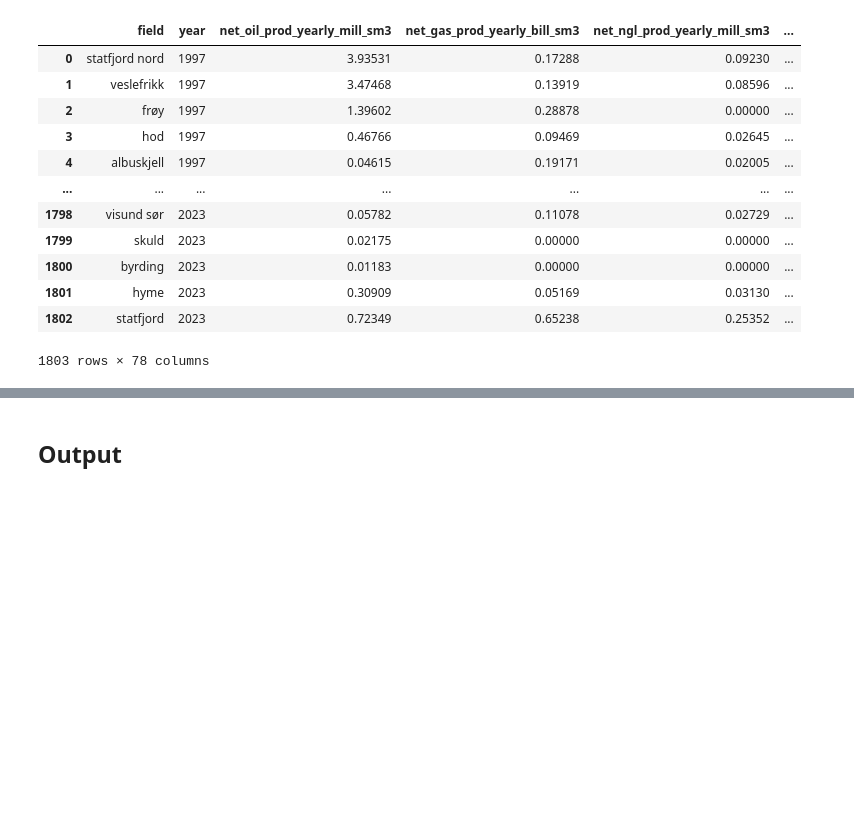
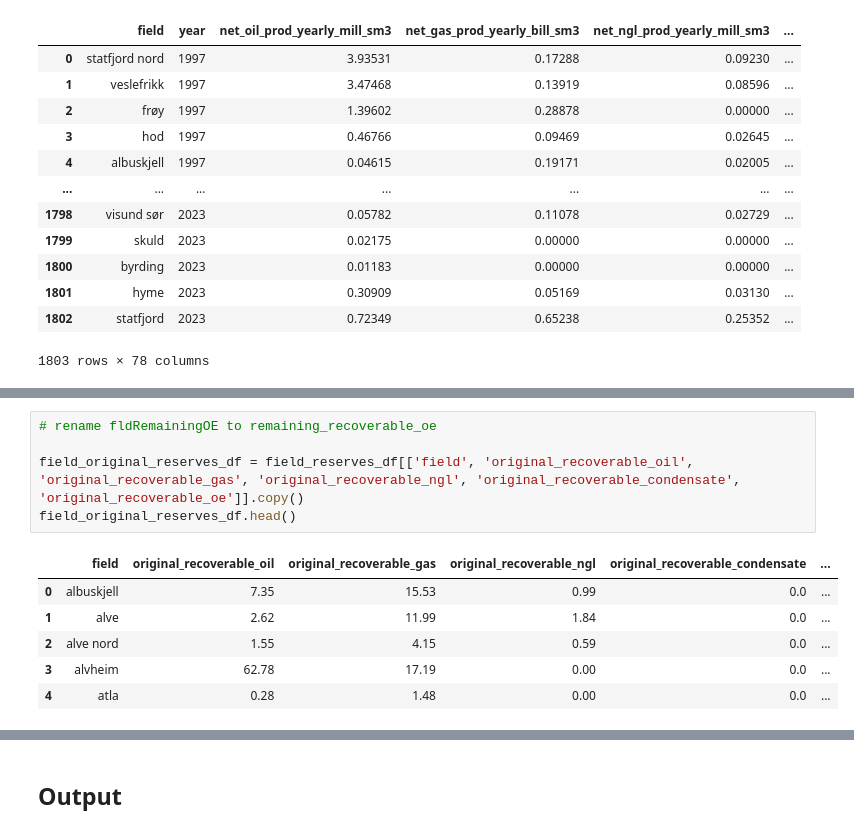
Before and after one commit to percw/Norwegian_oil_gas_decarbonization, a Jupyter notebook: notebooks/02_data_cleaning/02_production_and_emission_data_cleaning.ipynb, the cells around one changed output, grey strips where cells are left out. Drawn from its saved outputs; the diff is of its cells as text; blank space fills up the shorter version.

```diff
--- a/notebooks/02_data_cleaning/02_production_and_emission_data_cleaning.ipynb
+++ b/notebooks/02_data_cleaning/02_production_and_emission_data_cleaning.ipynb
@@ -2314,0 +2307,12 @@ fields_prod_emissions_1997_2023_df = merged_dict_df.copy()
+# %%
+# rename fldRemainingOE to remaining_recoverable_oe
+
+field_original_reserves_df = field_reserves_df[['field', 'original_recoverable_oil', 'original_recoverable_gas', 'original_recoverable_ngl', 'original_recoverable_condensate', 'original_recoverable_oe']].copy()
+field_original_reserves_df.head()
+# %% [output]
+|  | field | original_recoverable_oil | original_recoverable_gas | original_recoverable_ngl | original_recoverable_condensate | ... |
+| 0 | albuskjell | 7.35 | 15.53 | 0.99 | 0.0 | ... |
+| 1 | alve | 2.62 | 11.99 | 1.84 | 0.0 | ... |
+| 2 | alve nord | 1.55 | 4.15 | 0.59 | 0.0 | ... |
+| 3 | alvheim | 62.78 | 17.19 | 0.00 | 0.0 | ... |
+| 4 | atla | 0.28 | 1.48 | 0.00 | 0.0 | ... |
```
Also changed, not shown: parts of 13 cells of this notebook, 1 other file.
